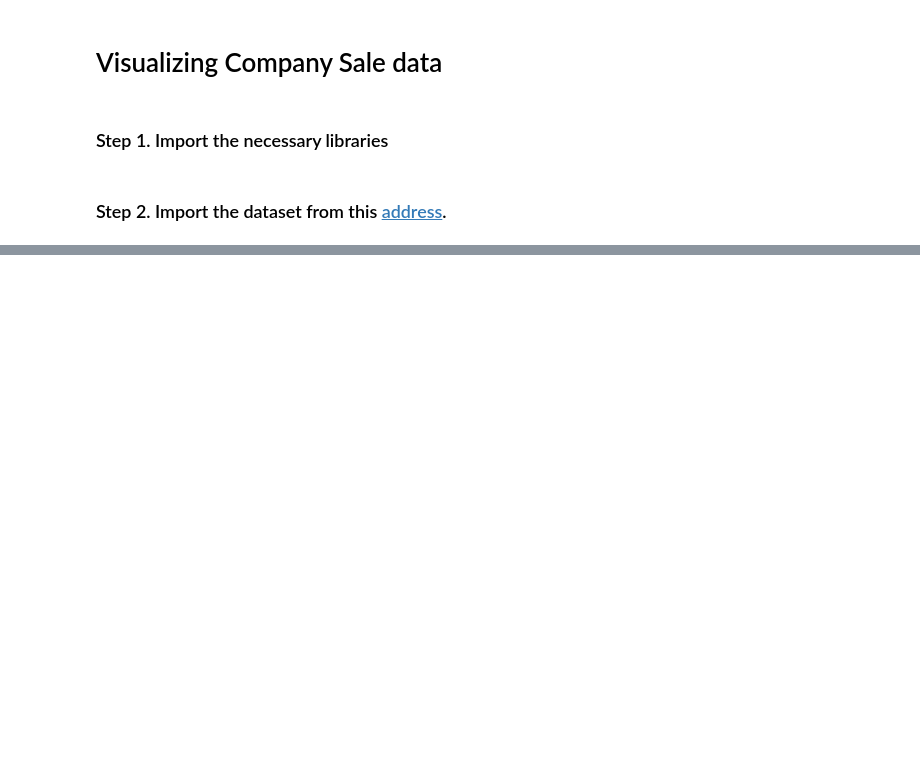
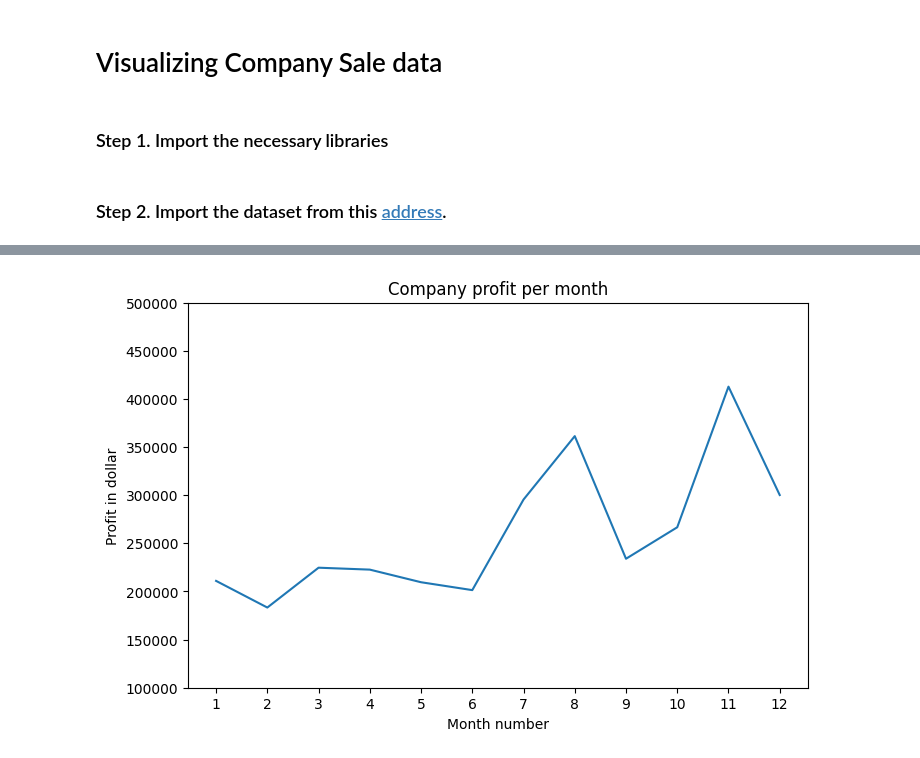
Before and after one commit to TranVanBun080805/2025_LTTBDD_N04_Nhom_TranVanBun, a Jupyter notebook: 11_matplotlib/company-sale/Exercises.ipynb, the cells around one changed output, grey strips where cells are left out. Drawn from its saved outputs; the diff is of its cells as text; code cells hidden in the pictures; blank space fills up the shorter version.

```diff
--- a/11_matplotlib/company-sale/Exercises.ipynb
+++ b/11_matplotlib/company-sale/Exercises.ipynb
@@ -15,0 +14,4 @@ fdfd
+# %%
+url = "https://raw.githubusercontent.com/thieu1995/csv-files/refs/heads/main/data/matplotlib/company_sales_data.csv"
+df = pd.read_csv(url, sep ="\t")
+print(df)
@@ -17,6 +33,20 @@ fdfd
 ### Exercise 1: Read Total profit of all months and show it using a line plot
 
 ![img](https://github.com/thieu1995/pandas/blob/main/11_matplotlib/company-sale/img/01.png?raw=1)
+# %%
+
+plt.figure(figsize=(8, 5))
+total_profit = df.groupby('month_number')['total_profit'].sum()
+plt.plot(total_profit.index, total_profit.values)
+plt.title("Company profit per month")
+plt.xlabel("Month number")
+plt.ylabel("Profit in dollar")
+plt.ylim(100000, 500000)
+plt.xticks(total_profit.index)
+
+plt.show()
+# %% [output]
+[figure, added]
 # %% [markdown]
 ### Exercise 2: Get total profit of all months and show line plot with the following Style properties
 
```
Also changed, not shown: parts of 21 cells of this notebook.
